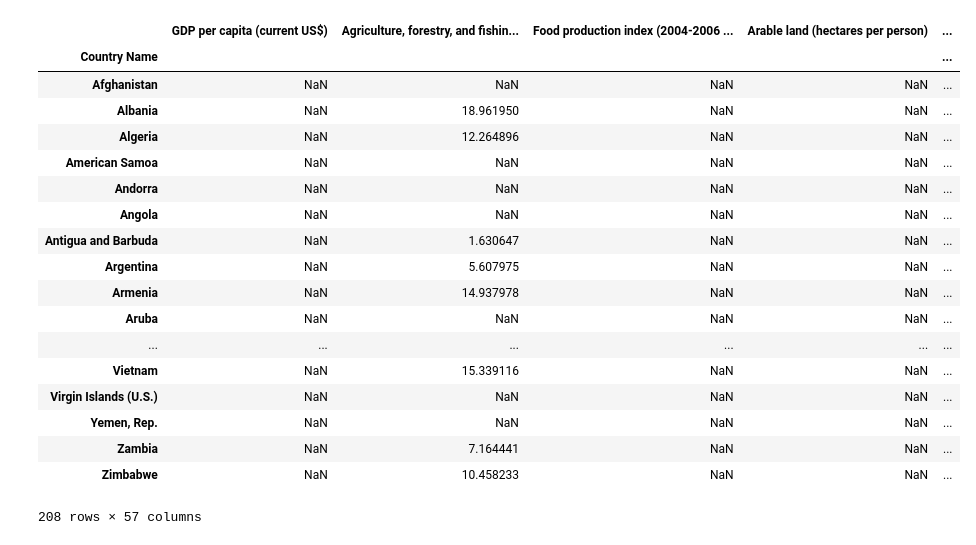
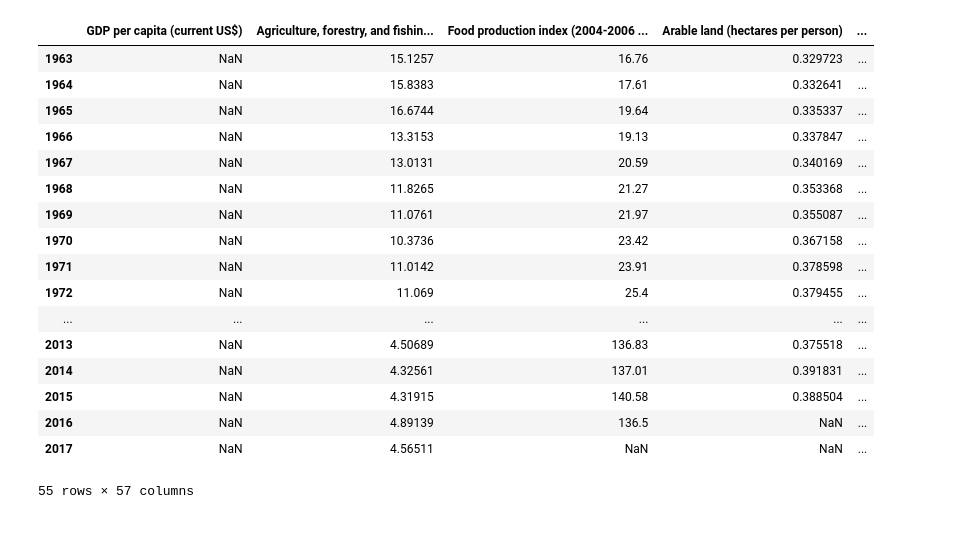
Before and after one commit to Kalysthos/P4DS-Homework, a Jupyter notebook: Teste.ipynb, the cells around one changed output. Saved outputs shown, nothing was run; the diff lists cells and outputs as text; code cells hidden in the pictures.

Commit message:
Checking analyze.py

```diff
--- a/Teste.ipynb
+++ b/Teste.ipynb
@@ -9,26 +9,25 @@ import geopandas as geo
 import pandas as pd
 import numpy as np
 # %%
-analyze(data, 2017)
+analyze(data, "c-Brazil")
 # %% [output]
 |  | GDP per capita (current US$) | Agriculture, forestry, and fishin... | Food production index (2004-2006 ... | Arable land (hectares per person) | ... |
-| Country Name |  |  |  |  | ... |
-| Afghanistan | NaN | NaN | NaN | NaN | ... |
-| Albania | NaN | 18.961950 | NaN | NaN | ... |
-| Algeria | NaN | 12.264896 | NaN | NaN | ... |
-| American Samoa | NaN | NaN | NaN | NaN | ... |
-| Andorra | NaN | NaN | NaN | NaN | ... |
-| Angola | NaN | NaN | NaN | NaN | ... |
-| Antigua and Barbuda | NaN | 1.630647 | NaN | NaN | ... |
-| Argentina | NaN | 5.607975 | NaN | NaN | ... |
-| Armenia | NaN | 14.937978 | NaN | NaN | ... |
-| Aruba | NaN | NaN | NaN | NaN | ... |
+| 1963 | NaN | 15.1257 | 16.76 | 0.329723 | ... |
+| 1964 | NaN | 15.8383 | 17.61 | 0.332641 | ... |
+| 1965 | NaN | 16.6744 | 19.64 | 0.335337 | ... |
+| 1966 | NaN | 13.3153 | 19.13 | 0.337847 | ... |
+| 1967 | NaN | 13.0131 | 20.59 | 0.340169 | ... |
+| 1968 | NaN | 11.8265 | 21.27 | 0.353368 | ... |
+| 1969 | NaN | 11.0761 | 21.97 | 0.355087 | ... |
+| 1970 | NaN | 10.3736 | 23.42 | 0.367158 | ... |
+| 1971 | NaN | 11.0142 | 23.91 | 0.378598 | ... |
+| 1972 | NaN | 11.069 | 25.4 | 0.379455 | ... |
 | ... | ... | ... | ... | ... | ... |
-| Vietnam | NaN | 15.339116 | NaN | NaN | ... |
-| Virgin Islands (U.S.) | NaN | NaN | NaN | NaN | ... |
-| Yemen, Rep. | NaN | NaN | NaN | NaN | ... |
-| Zambia | NaN | 7.164441 | NaN | NaN | ... |
-| Zimbabwe | NaN | 10.458233 | NaN | NaN | ... |
+| 2013 | NaN | 4.50689 | 136.83 | 0.375518 | ... |
+| 2014 | NaN | 4.32561 | 137.01 | 0.391831 | ... |
+| 2015 | NaN | 4.31915 | 140.58 | 0.388504 | ... |
+| 2016 | NaN | 4.89139 | 136.5 | NaN | ... |
+| 2017 | NaN | 4.56511 | NaN | NaN | ... |
-208 rows × 57 columns
+55 rows × 57 columns
 # %%
 analyze(data, "GDP per capita (current US$)")
```
Also changed, not shown: parts of 2 cells of this notebook, 1 other file.
